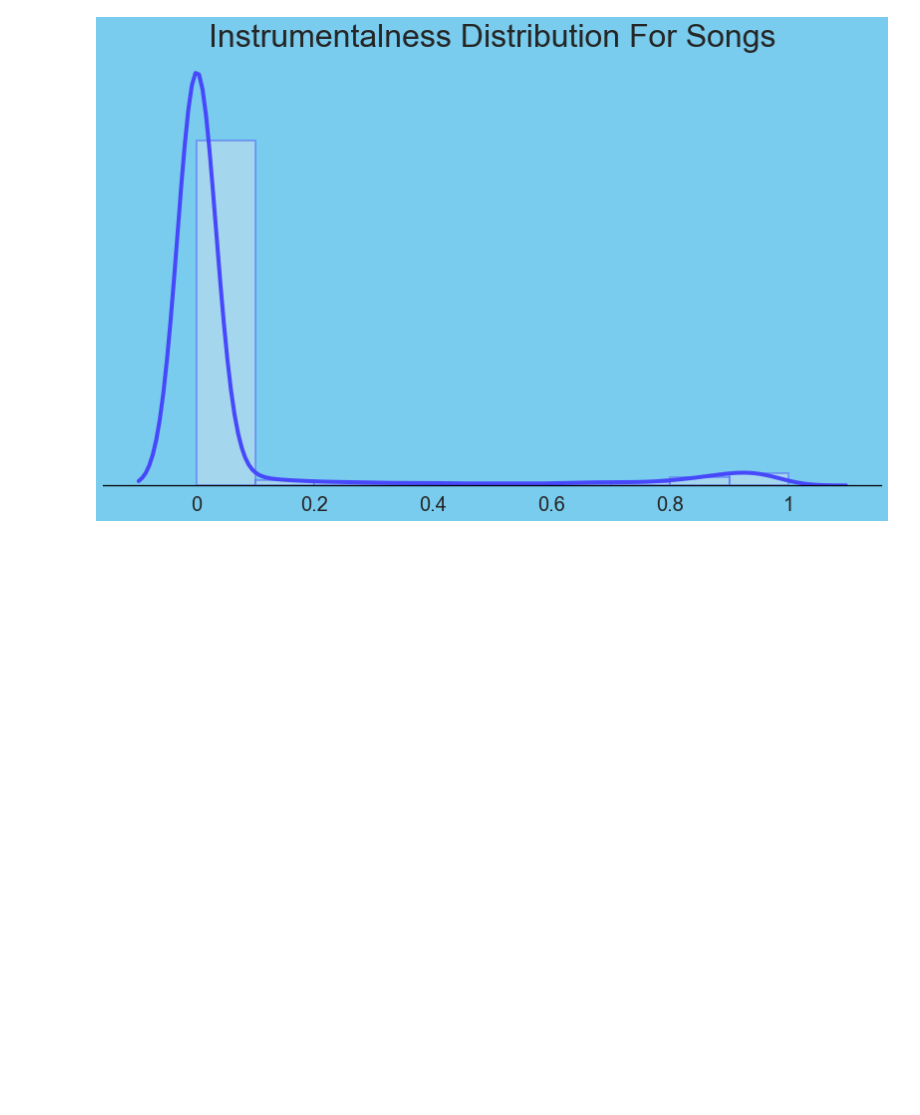
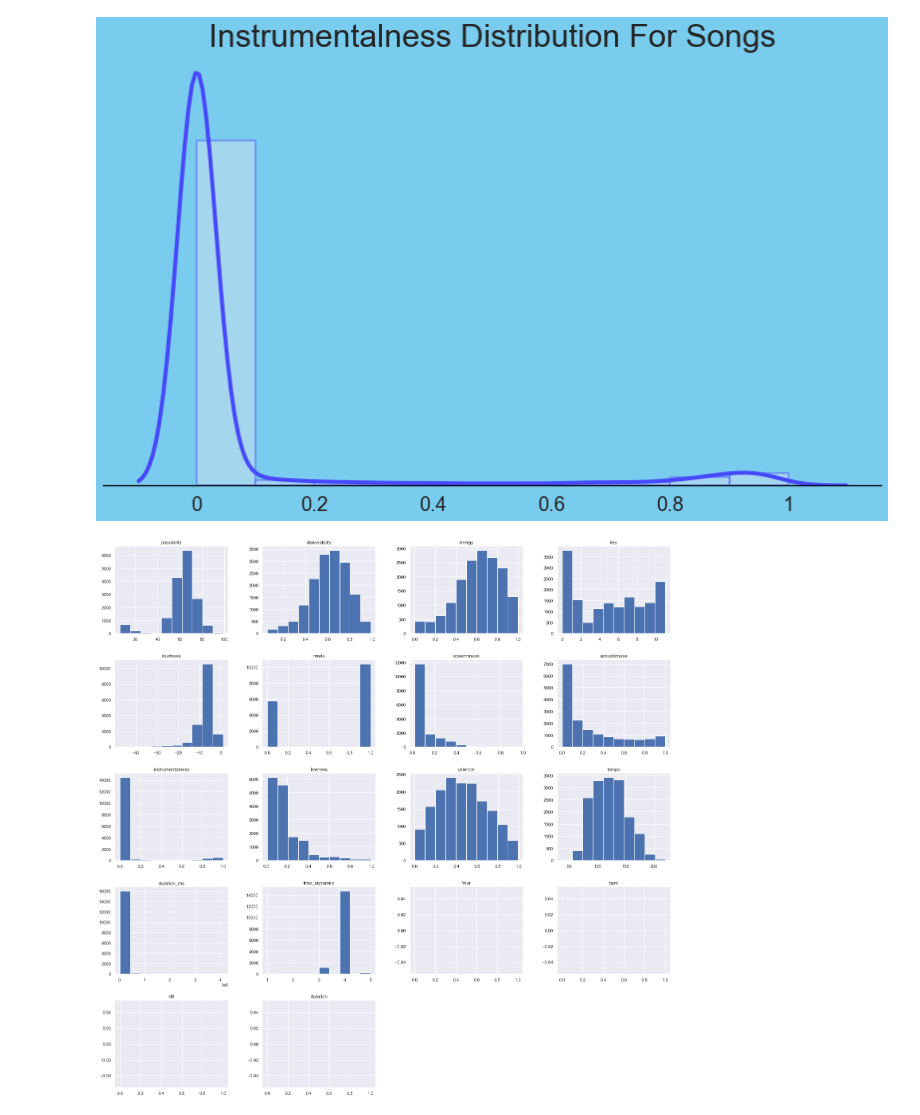
Before and after one commit to IGEN330-Overlap/algo, a Jupyter notebook: HowItWorks Graphs.ipynb, the cells around one changed output. Drawn from its saved outputs; the diff is of its cells as text; code cells hidden in the pictures; blank space fills up the shorter version.

```diff
--- a/HowItWorks Graphs.ipynb
+++ b/HowItWorks Graphs.ipynb
@@ -204,3 +204,8 @@ plt.title("Instrumentalness Distribution For Songs", size=32)
 plt.savefig("song-distribution-pngs/instrumentalnessDist.png") # Doesnt wrap the title and axis in the color palette for some reason
 # %% [output]
 [figure]
+# %%
+# Take a look at how the data is
+df.hist(figsize=(25,25));
+# %% [output]
+[figure, added]
```
Also changed, not shown: 3 other files.
